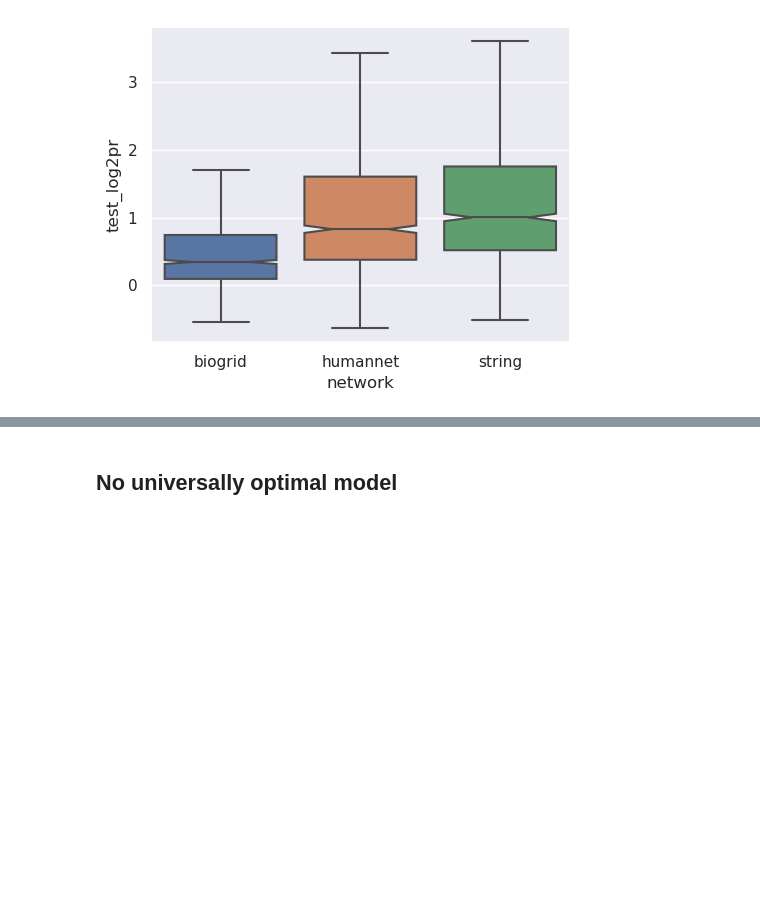
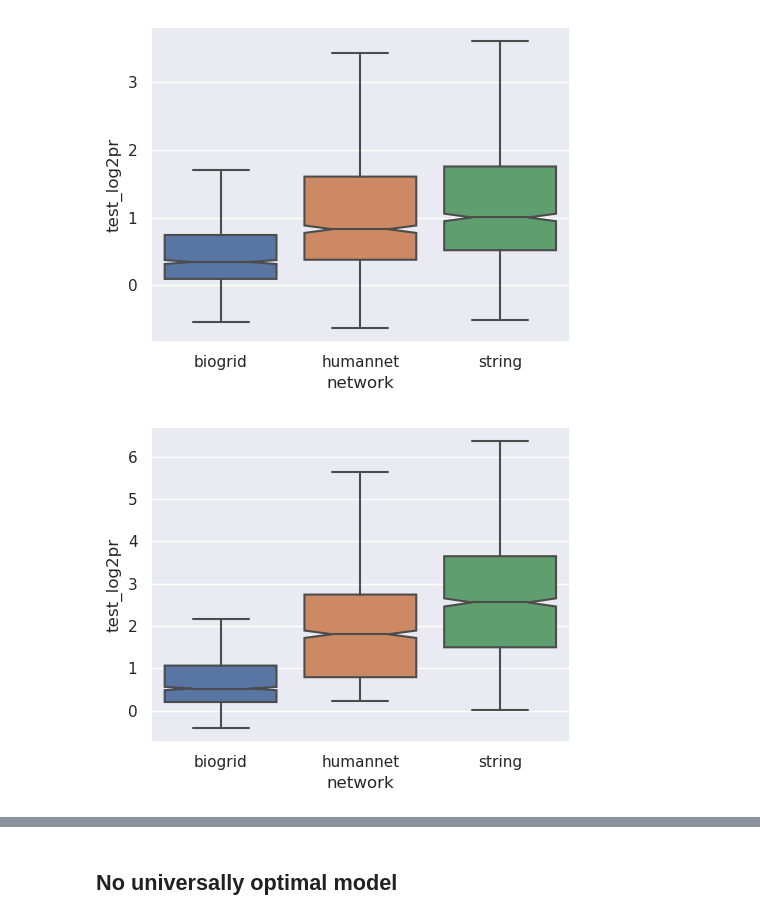
Before and after one commit to krishnanlab/obnbench, a Jupyter notebook: notebook/performance_comparison.ipynb, the cells around one changed output, grey strips where cells are left out. Saved outputs shown, nothing was run; the diff lists cells and outputs as text; code cells hidden in the pictures; blank space fills up the shorter version.

```diff
--- a/notebook/performance_comparison.ipynb
+++ b/notebook/performance_comparison.ipynb
@@ -234,3 +245,25 @@ plt.tight_layout()
 plt.show()
 # %% [output]
 [figure]
+# %%
+model = "adj-logreg"
+label = "disgenet"
+metric = "test_log2pr"
+
+plt.figure(figsize=(5, 4))
+sns.boxplot(
+    data=(
+        df
+        .groupby(["label", "model"])
+        .get_group((label, model))
+    ),
+    x="network",
+    order=networks,
+    y=metric,
+    notch=True,
+    showfliers=False,
+)
+plt.tight_layout()
+plt.show()
+# %% [output]
+[figure, added]
```
Also changed, not shown: parts of 10 cells of this notebook.
